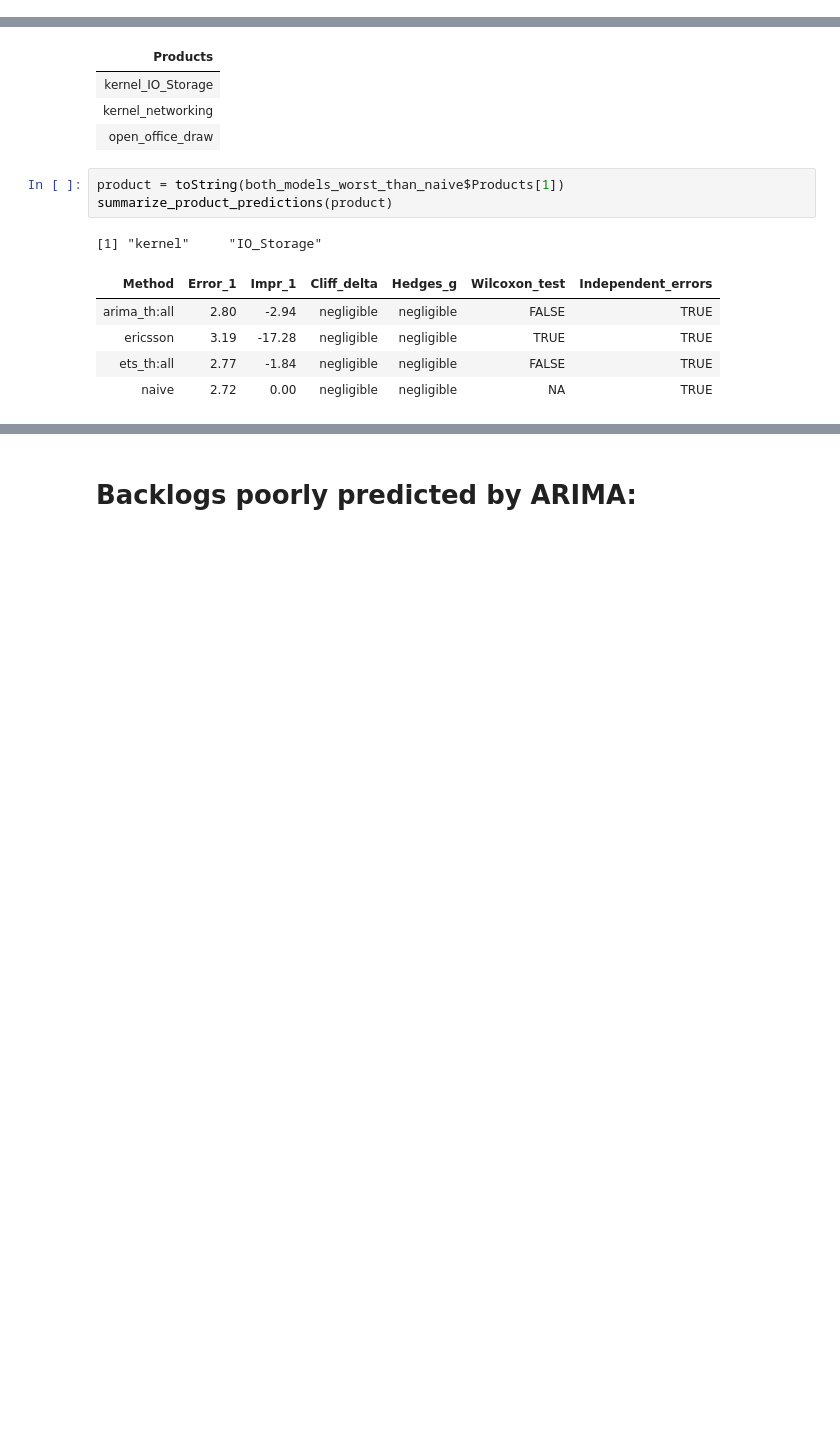
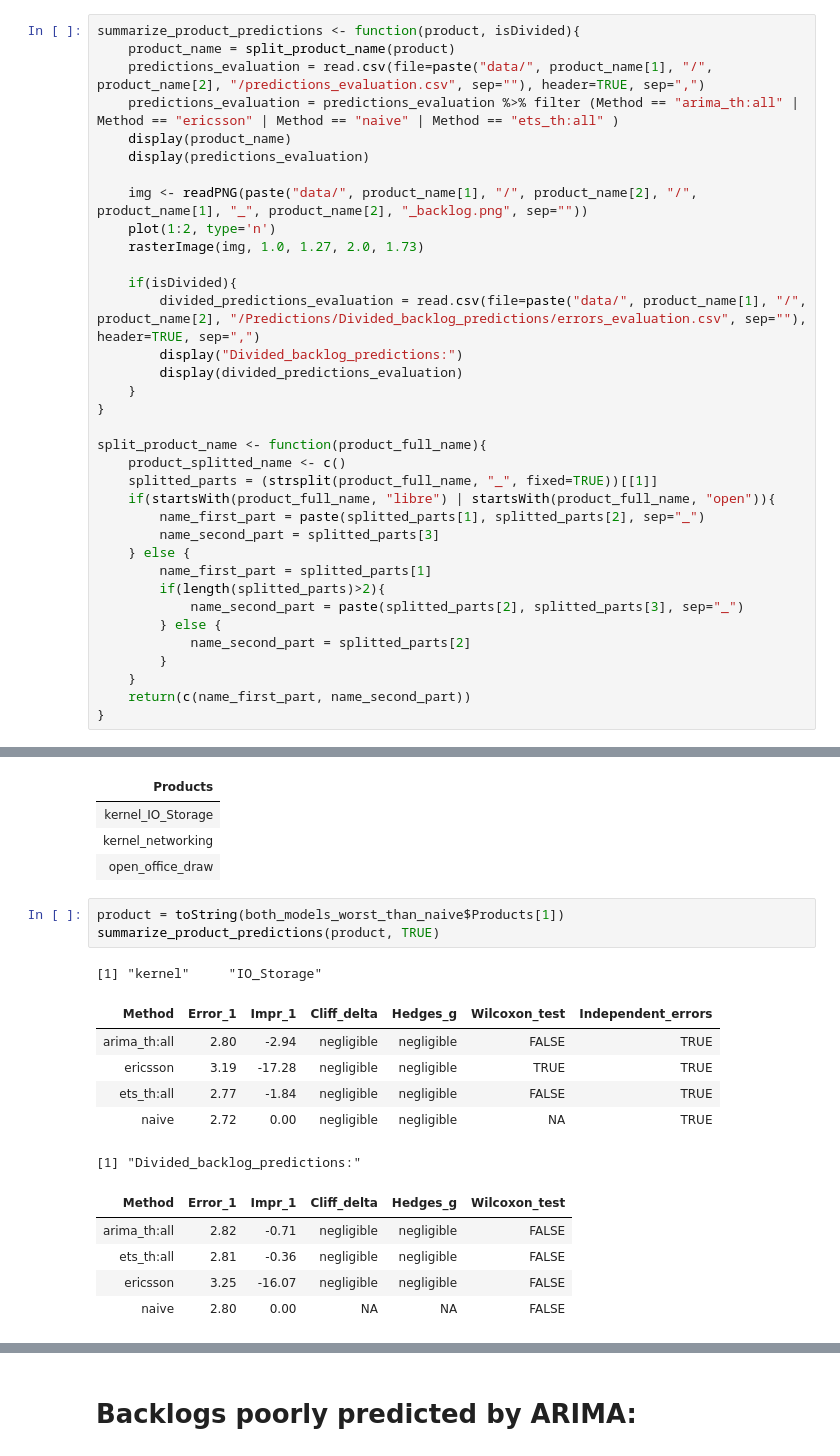
Before and after one commit to paulinaaniola/DefectBacklogPrediction, a Jupyter notebook: Evaluate.ipynb, the cells around one changed output, grey strips where cells are left out. Cells and saved outputs as stored; diff of their text form; blank space fills up the shorter version.

Commit message:
Evaluation of divided backlogs

```diff
--- a/Evaluate.ipynb
+++ b/Evaluate.ipynb
@@ -216,6 +216,41 @@ models_better_than_naiv = merged_data %>% filter (arima_th.all<naive & ets_th.al
 | eclipse_jdt |
 | mozilla_calendar |
 | open_office_calc |
+# %%
+summarize_product_predictions <- function(product, isDivided){
+    product_name = split_product_name(product)
+    predictions_evaluation = read.csv(file=paste("data/", product_name[1], "/", product_name[2], "/predictions_evaluation.csv", sep=""), header=TRUE, sep=",")
+    predictions_evaluation = predictions_evaluation %>% filter (Method == "arima_th:all" | Method == "ericsson" | Method == "naive" | Method == "ets_th:all" )
+    display(product_name)
+    display(predictions_evaluation)
+
+    img <- readPNG(paste("data/", product_name[1], "/", product_name[2], "/", product_name[1], "_", product_name[2], "_backlog.png", sep=""))
+    plot(1:2, type='n')
+    rasterImage(img, 1.0, 1.27, 2.0, 1.73)
+
+    if(isDivided){
+        divided_predictions_evaluation = read.csv(file=paste("data/", product_name[1], "/", product_name[2], "/Predictions/Divided_backlog_predictions/errors_evaluation.csv", sep=""), header=TRUE, sep=",")
+        display("Divided_backlog_predictions:")
+        display(divided_predictions_evaluation)
+    }
+}
+
+split_product_name <- function(product_full_name){
+    product_splitted_name <- c()
+    splitted_parts = (strsplit(product_full_name, "_", fixed=TRUE))[[1]]
+    if(startsWith(product_full_name, "libre") | startsWith(product_full_name, "open")){
+        name_first_part = paste(splitted_parts[1], splitted_parts[2], sep="_")
+        name_second_part = splitted_parts[3]
+    } else {
+        name_first_part = splitted_parts[1]
+        if(length(splitted_parts)>2){
+            name_second_part = paste(splitted_parts[2], splitted_parts[3], sep="_")
+        } else {
+            name_second_part = splitted_parts[2]
+        }
+    }
+    return(c(name_first_part, name_second_part))
+}
 # %% [markdown]
  # Backlogs poorly predicted by ARIMA and ETS:
 # %%
@@ -227,12 +262,18 @@ both_models_worst_than_naive
 | open_office_draw |
 # %%
 product = toString(both_models_worst_than_naive$Products[1])
-summarize_product_predictions(product)
+summarize_product_predictions(product, TRUE)
 # %% [output]
 [1] "kernel"     "IO_Storage"
 | Method | Error_1 | Impr_1 | Cliff_delta | Hedges_g | Wilcoxon_test | Independent_errors |
 | arima_th:all | 2.80 | -2.94 | negligible | negligible | FALSE | TRUE |
 | ericsson | 3.19 | -17.28 | negligible | negligible | TRUE | TRUE |
 | ets_th:all | 2.77 | -1.84 | negligible | negligible | FALSE | TRUE |
 | naive | 2.72 | 0.00 | negligible | negligible | NA | TRUE |
+[1] "Divided_backlog_predictions:"
+| Method | Error_1 | Impr_1 | Cliff_delta | Hedges_g | Wilcoxon_test |
+| arima_th:all | 2.82 | -0.71 | negligible | negligible | FALSE |
+| ets_th:all | 2.81 | -0.36 | negligible | negligible | FALSE |
+| ericsson | 3.25 | -16.07 | negligible | negligible | FALSE |
+| naive | 2.80 | 0.00 | NA | NA | FALSE |
 [figure]
```
Also changed, not shown: parts of 4 cells of this notebook, 21 other files.
